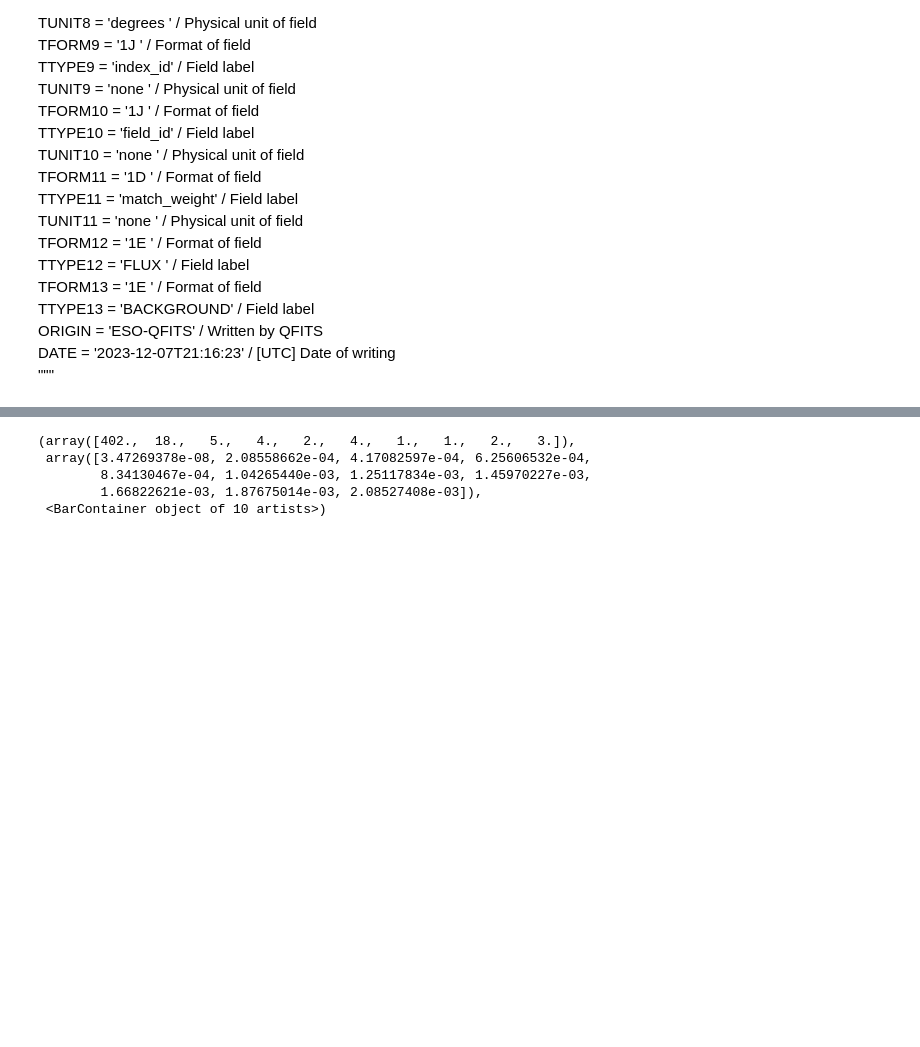
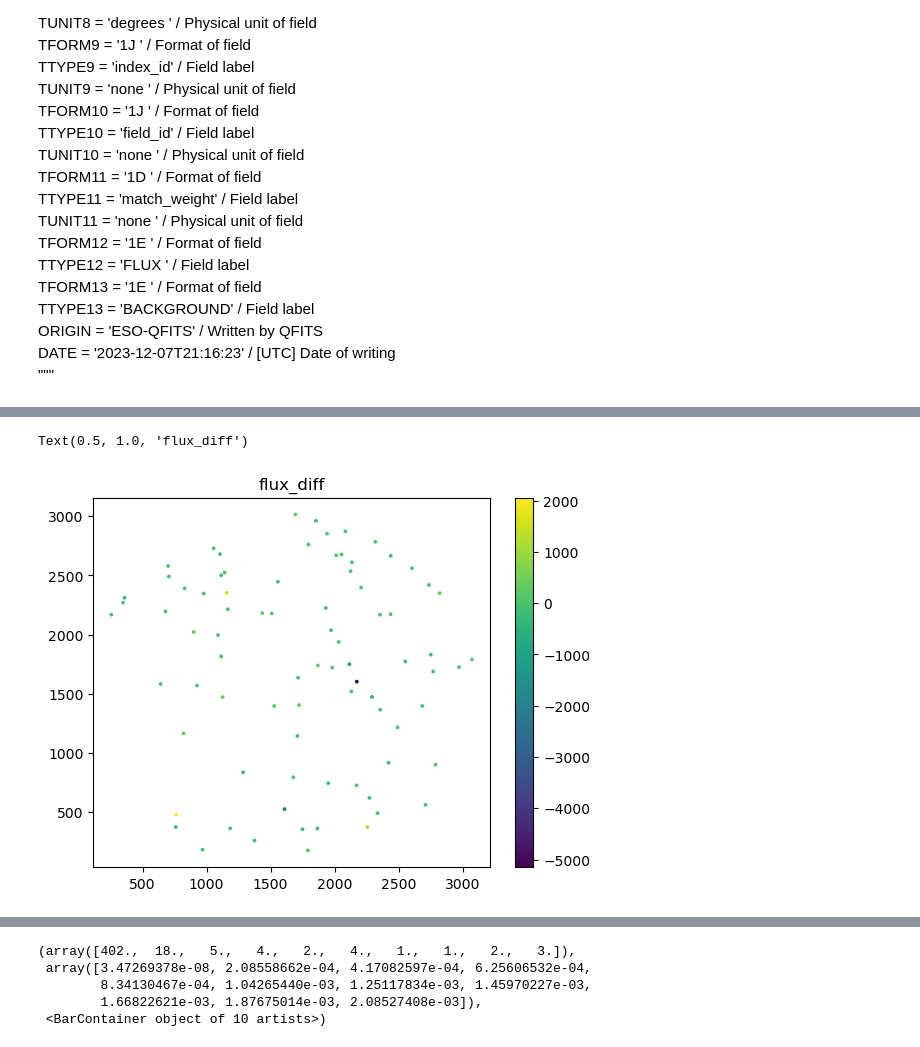
Before and after one commit to MillionConcepts/glcat, a Jupyter notebook: centroidcorrelation.ipynb, the cells around one changed output, grey strips where cells are left out. Saved outputs shown, nothing was run; the diff lists cells and outputs as text; code cells hidden in the pictures; blank space fills up the shorter version.

```diff
--- a/centroidcorrelation.ipynb
+++ b/centroidcorrelation.ipynb
@@ -67,10 +67,10 @@ sys.path.append('/home/bekah/gPhoton2')
 sys.path.append('/home/ubuntu/gPhoton2/gPhoton')
 from gPhoton.pipeline import execute_pipeline
 # %%
-eclipse = 11604
+eclipse = 580
 new_corr = fits.open(f'/home/bekah/glcat/corr_new_{eclipse}.fits')
-#old_corr = fits.open(f'/home/bekah/glcat/corr_old_{eclipse}.fits')
-old_corr = fits.open("/home/bekah/Downloads/corr.fits")
+old_corr = fits.open(f'/home/bekah/glcat/corr_old_{eclipse}.fits')
+#old_corr = fits.open("/home/bekah/Downloads/corr.fits")
 
 new_df=pd.DataFrame(np.array(new_corr[1].data).byteswap().newbyteorder())
 old_df=pd.DataFrame(np.array(old_corr[1].data).byteswap().newbyteorder())
@@ -82,3 +82,4 @@ merged_corr['old_ra_quality'] = abs(merged_corr['field_ra_old']-merged_corr['ind
 merged_corr['old_dec_quality'] = abs(merged_corr['field_dec_old']-merged_corr['index_dec_old'])
 merged_corr['new_ra_quality'] = abs(merged_corr['field_ra_new']-merged_corr['index_ra_new'])
 merged_corr['new_dec_quality'] = abs(merged_corr['field_dec_new']-merged_corr['index_dec_new'])
+merged_corr['flux_diff'] = merged_corr['FLUX_new']-merged_corr['FLUX_old']
@@ -84,0 +101,9 @@ merged_corr['new_dec_quality'] = abs(merged_corr['field_dec_new']-merged_corr['i
+# %%
+#plt.scatter(merged_corr['field_x_old'],merged_corr['field_y_old'],c=merged_corr['old_dec_quality'])
+plt.scatter(merged_corr['field_x_new'],merged_corr['field_y_new'],c=-merged_corr['flux_diff'],s=3)
+
+plt.colorbar()
+plt.title("flux_diff")
+# %% [output]
+Text(0.5, 1.0, 'flux_diff')
+[figure, added]
```
Also changed, not shown: parts of 27 cells of this notebook, 1 other file.
